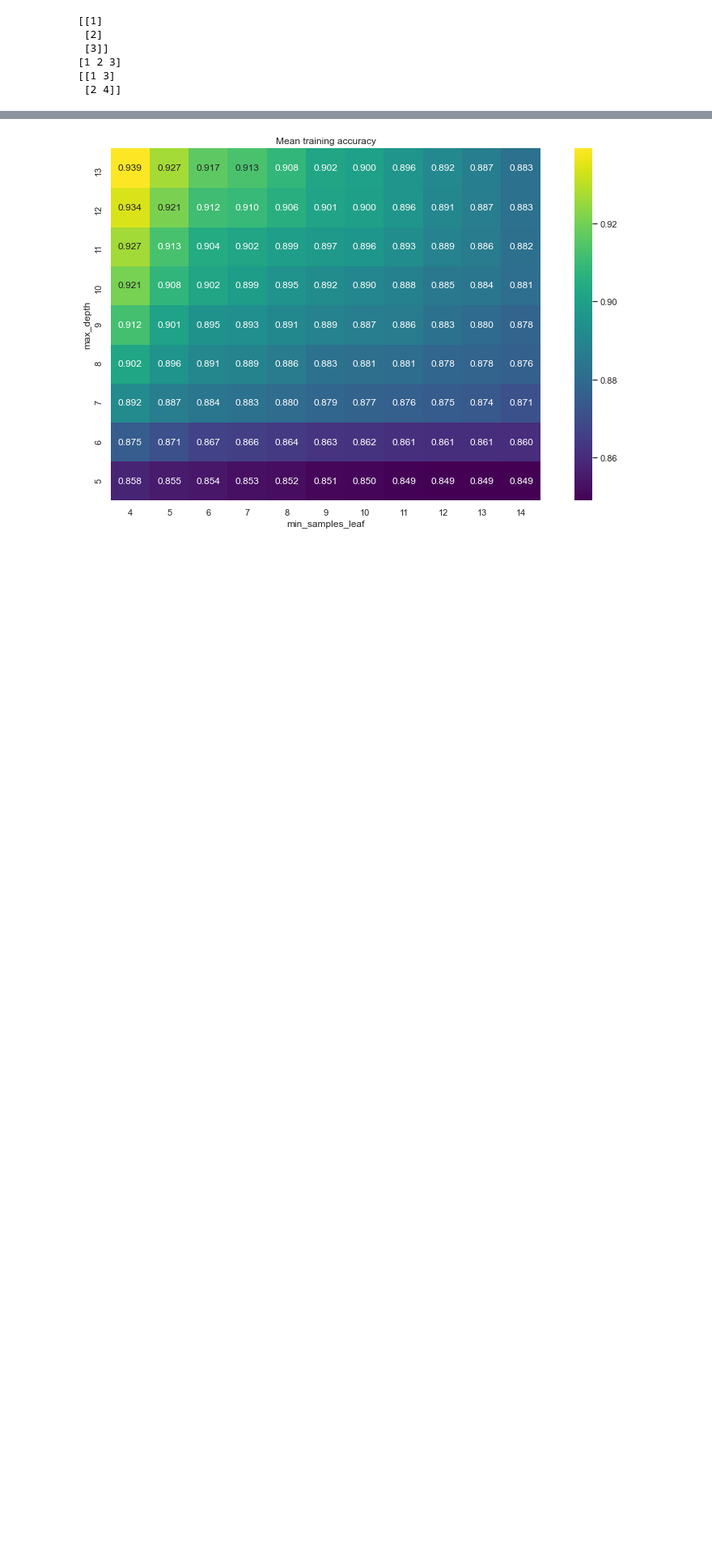
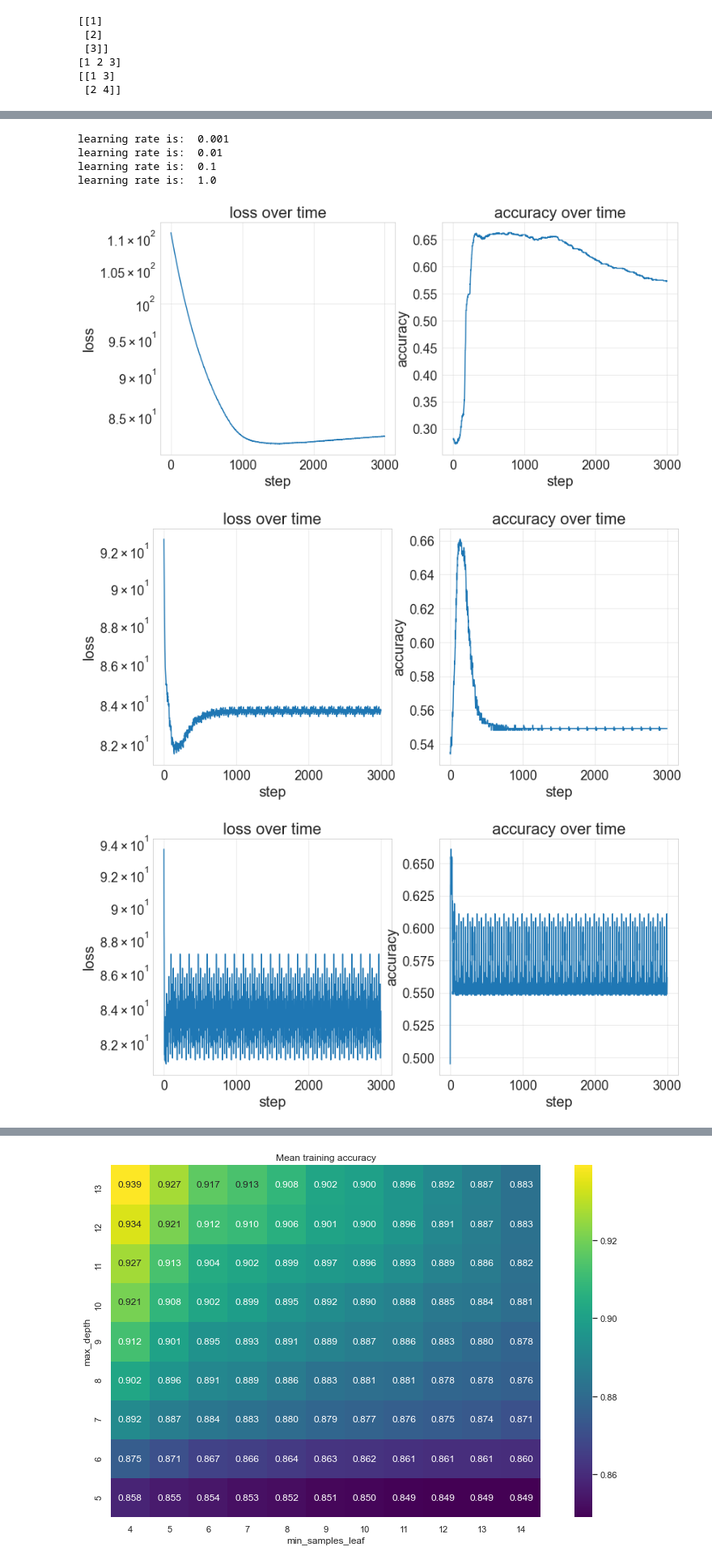
Before and after one commit to gottlieb-ofek/Major2_ML, a Jupyter notebook: 325012029-316351824.ipynb, the cells around one changed output, grey strips where cells are left out. Shown at 81% size. Saved outputs shown, nothing was run; the diff lists cells and outputs as text; code cells hidden in the pictures; blank space fills up the shorter version.

```diff
--- a/325012029-316351824.ipynb
+++ b/325012029-316351824.ipynb
@@ -266,0 +369,20 @@ print(b.T)
+# %%
+lr_values = np.asarray(np.logspace(-3, 0, 4))
+for lr in range(lr_values.size):
+    print("learning rate is: ", lr_values[lr])
+    clf = SoftSVM(C=0.1, lr=lr_values[lr])
+    losses, accuracies = clf.fit_with_logs(df_features, df_labels, max_iter=3000)
+    plt.figure(figsize=(13, 6))
+    plt.subplot(121), plt.grid(alpha=0.5), plt.title ("loss over time")
+    plt.semilogy(losses), plt.xlabel("step"
+                                     ""), plt.ylabel("loss")
+    plt.subplot(122), plt.grid(alpha=0.5), plt.title ("accuracy over time")
+    plt.plot(accuracies), plt.xlabel("step"), plt.ylabel("accuracy")
+# %% [output]
+learning rate is:  0.001
+learning rate is:  0.01
+learning rate is:  0.1
+learning rate is:  1.0
+[figure, added]
+[figure, added]
+[figure, added]
```
Also changed, not shown: parts of 20 cells of this notebook.
